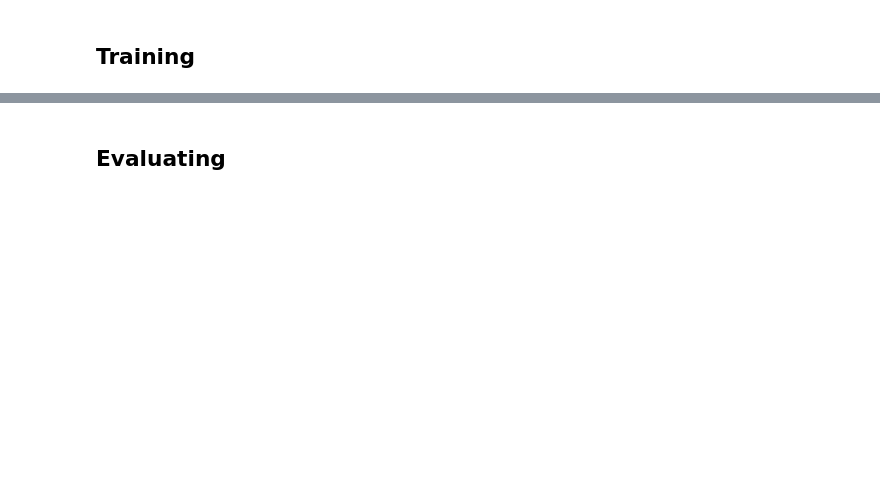
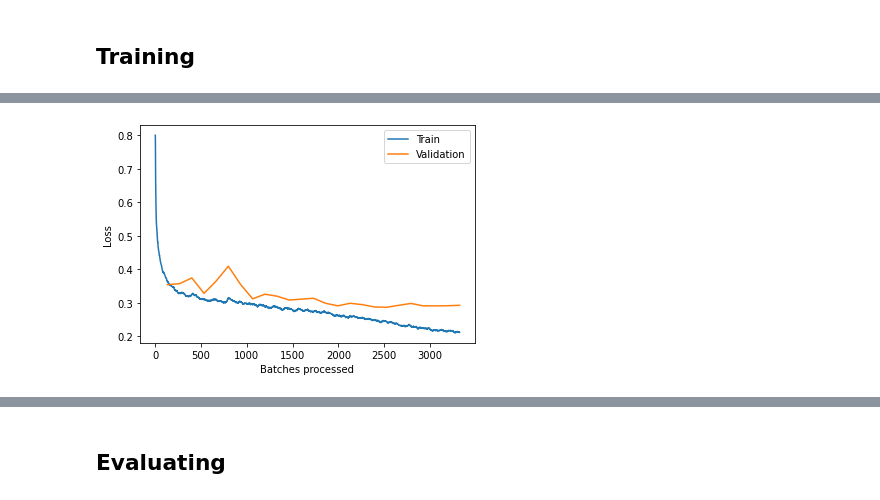
Before and after one commit to abcp4/ecg-ml-dl, a Jupyter notebook: models/FCN/FCN.ipynb, the cells around one changed output, grey strips where cells are left out. Drawn from its saved outputs; the diff is of its cells as text; code cells hidden in the pictures; blank space fills up the shorter version.

```diff
--- a/models/FCN/FCN.ipynb
+++ b/models/FCN/FCN.ipynb
@@ -222,0 +238,4 @@ learn.fit_one_cycle(5,1e-1)
+# %%
+learn.recorder.plot_losses()
+# %% [output]
+[figure, added]
```
Also changed, not shown: parts of 7 cells of this notebook, 17 other files.
